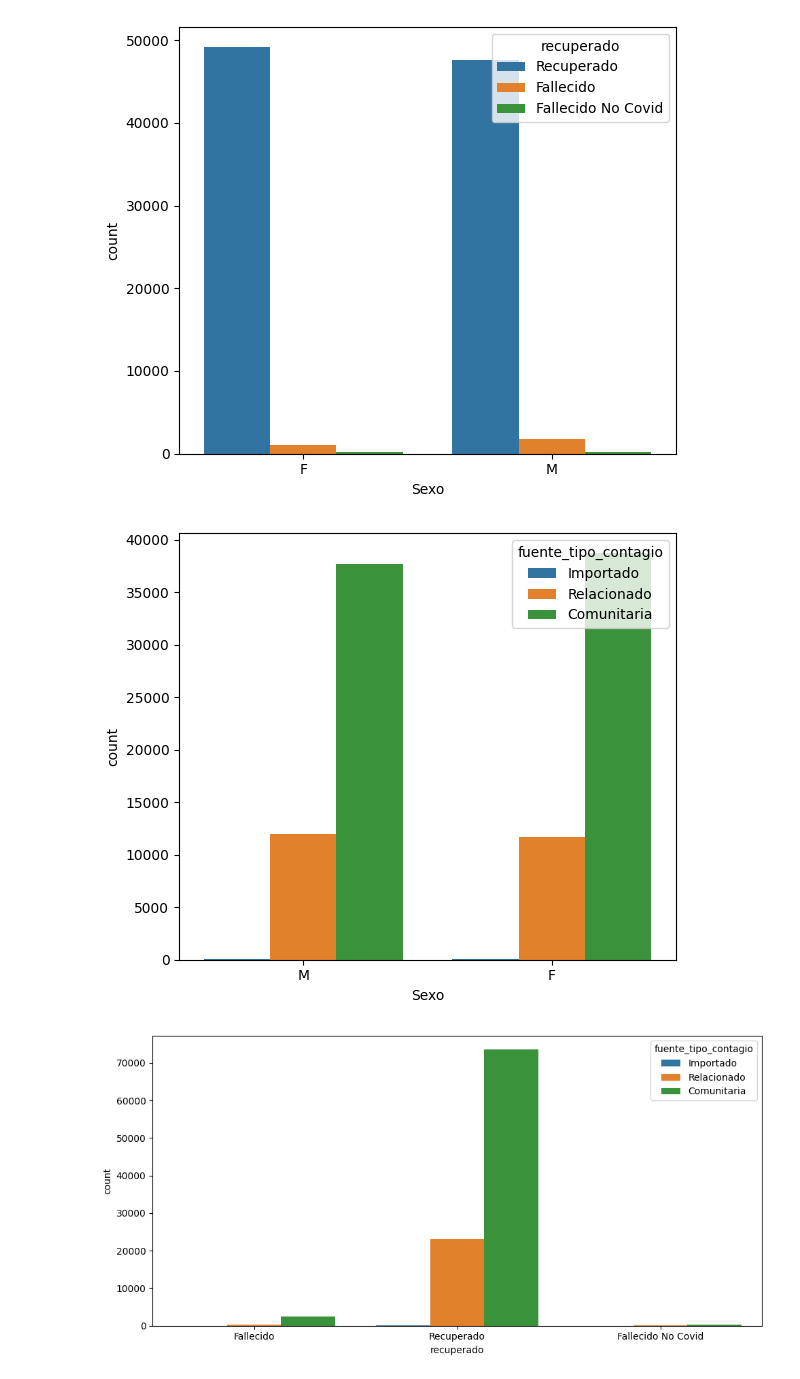
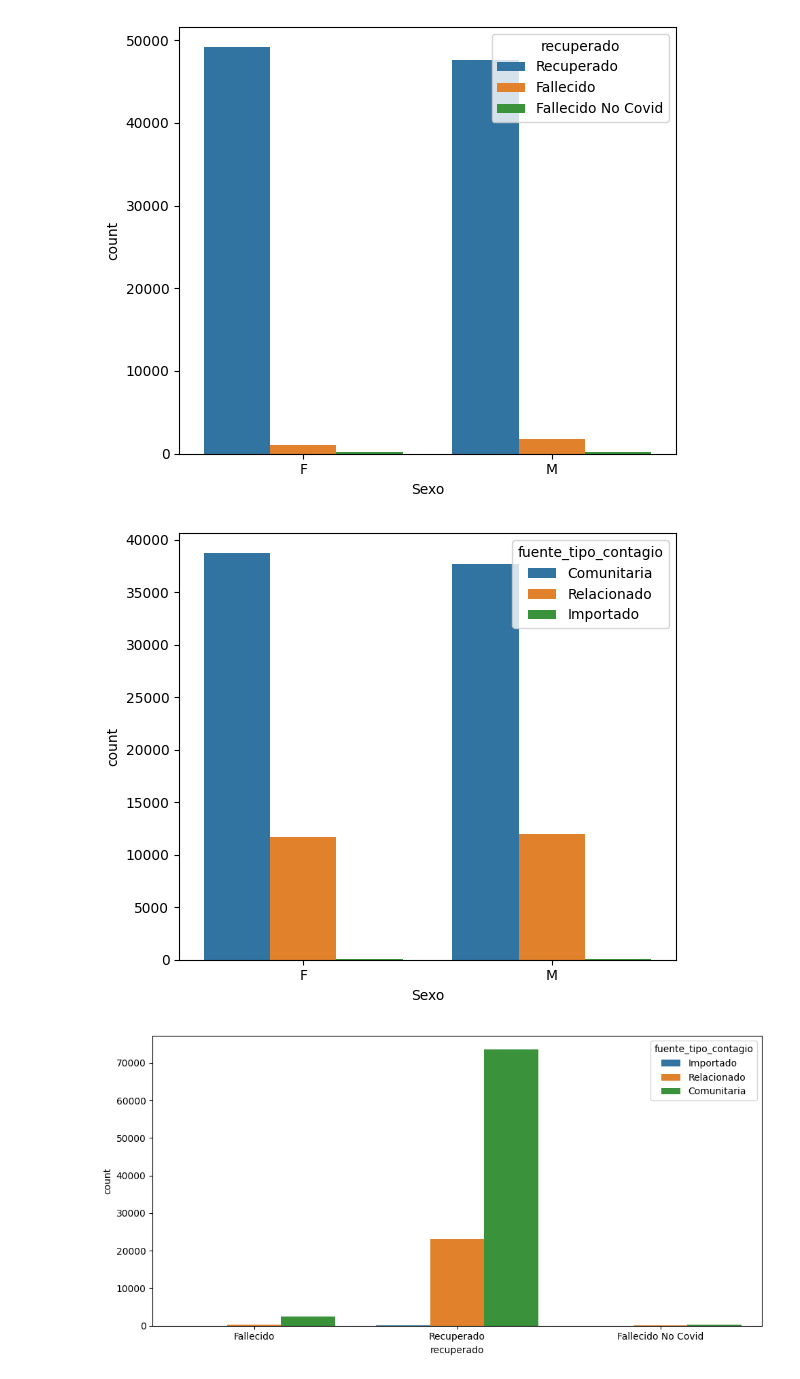
Before and after one commit to 4GeeksAcademy/remelop_Machine_Learning_Final_Project, a Jupyter notebook: src/Final_Project.ipynb, the cells around one changed output. Saved outputs shown, nothing was run; the diff lists cells and outputs as text; code cells hidden in the pictures.

```diff
--- a/src/Final_Project.ipynb
+++ b/src/Final_Project.ipynb
@@ -678,14 +691,14 @@ plt.show()
 [figure]
 # %%
 fig, axis = plt.subplots(figsize = (6, 5))
-
-sns.countplot(data = data_clean, x = "sexo", hue = "fuente_tipo_contagio")
+orden_contagio = ['Comunitaria', 'Relacionado', 'Importado']
+sns.countplot(data = data_clean, x = "sexo", hue = "fuente_tipo_contagio", order = orden_sexo, hue_order = orden_contagio)
 #plt.xticks(rotation=90)
 plt.xlabel("Sexo")
 plt.tight_layout()
 plt.show()
 # %% [output]
-[figure, old version]
+[figure, new version]
 # %%
 fig, axis = plt.subplots(figsize=(10, 5))
 
```
Also changed, not shown: parts of 4 cells of this notebook.
